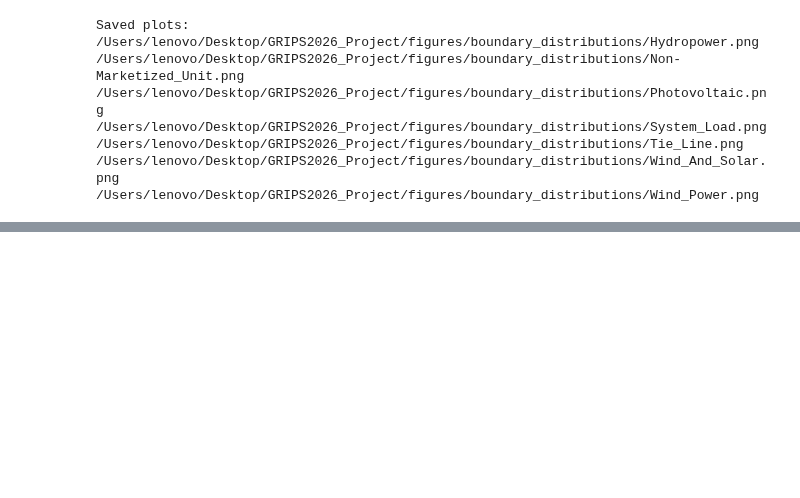
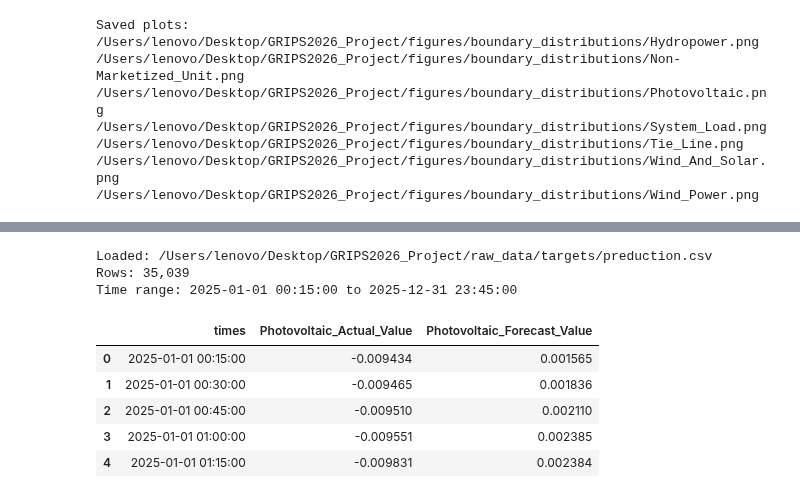
Before and after one commit to hadronnez/GRIPS2026-project, a Jupyter notebook: code/EDA/EDA.ipynb, the cells around one changed output, grey strips where cells are left out. Cells and saved outputs as stored; diff of their text form; code cells hidden in the pictures; blank space fills up the shorter version.

```diff
--- a/code/EDA/EDA.ipynb
+++ b/code/EDA/EDA.ipynb
@@ -214,0 +217,51 @@ Saved plots:
+# %%
+from pathlib import Path
+
+import matplotlib.pyplot as plt
+import pandas as pd
+
+
+def find_project_file(relative_path):
+    relative_path = Path(relative_path)
+    for base_path in [Path.cwd(), *Path.cwd().parents]:
+        candidate = base_path / relative_path
+        if candidate.exists():
+            return candidate
+    raise FileNotFoundError(f"Could not find {relative_path} from current directory: {Path.cwd()}")
+
+
+PV_DATA_PATH = find_project_file("raw_data/targets/preduction.csv")
+PROJECT_ROOT = PV_DATA_PATH.parents[2]
+PV_PLOT_DIR = PROJECT_ROOT / "output" / "EDA_figures" / "photovoltaic"
+PV_PLOT_DIR.mkdir(parents=True, exist_ok=True)
+
+TIME_COL = "times"
+PV_ACTUAL_COL = "Photovoltaic_Actual_Value"
+PV_FORECAST_COL = "Photovoltaic_Forecast_Value"
+PV_COLS = [PV_ACTUAL_COL, PV_FORECAST_COL]
+
+pv_df = pd.read_csv(PV_DATA_PATH)
+missing_cols = [col for col in [TIME_COL, *PV_COLS] if col not in pv_df.columns]
+if missing_cols:
+    raise ValueError(f"Missing required columns: {missing_cols}")
+
+pv_df[TIME_COL] = pd.to_datetime(pv_df[TIME_COL])
+for col in PV_COLS:
+    pv_df[col] = pd.to_numeric(pv_df[col], errors="coerce")
+
+pv_df = pv_df[[TIME_COL, *PV_COLS]].sort_values(TIME_COL).dropna(subset=[TIME_COL])
+
+print(f"Loaded: {PV_DATA_PATH}")
+print(f"Rows: {len(pv_df):,}")
+print(f"Time range: {pv_df[TIME_COL].min()} to {pv_df[TIME_COL].max()}")
+pv_df.head()
+# %% [output]
+Loaded: /Users/lenovo/Desktop/GRIPS2026_Project/raw_data/targets/preduction.csv
+Rows: 35,039
+Time range: 2025-01-01 00:15:00 to 2025-12-31 23:45:00
+|  | times | Photovoltaic_Actual_Value | Photovoltaic_Forecast_Value |
+| 0 | 2025-01-01 00:15:00 | -0.009434 | 0.001565 |
+| 1 | 2025-01-01 00:30:00 | -0.009465 | 0.001836 |
+| 2 | 2025-01-01 00:45:00 | -0.009510 | 0.002110 |
+| 3 | 2025-01-01 01:00:00 | -0.009551 | 0.002385 |
+| 4 | 2025-01-01 01:15:00 | -0.009831 | 0.002384 |
```
Also changed, not shown: parts of 9 cells of this notebook, 3 other files.
